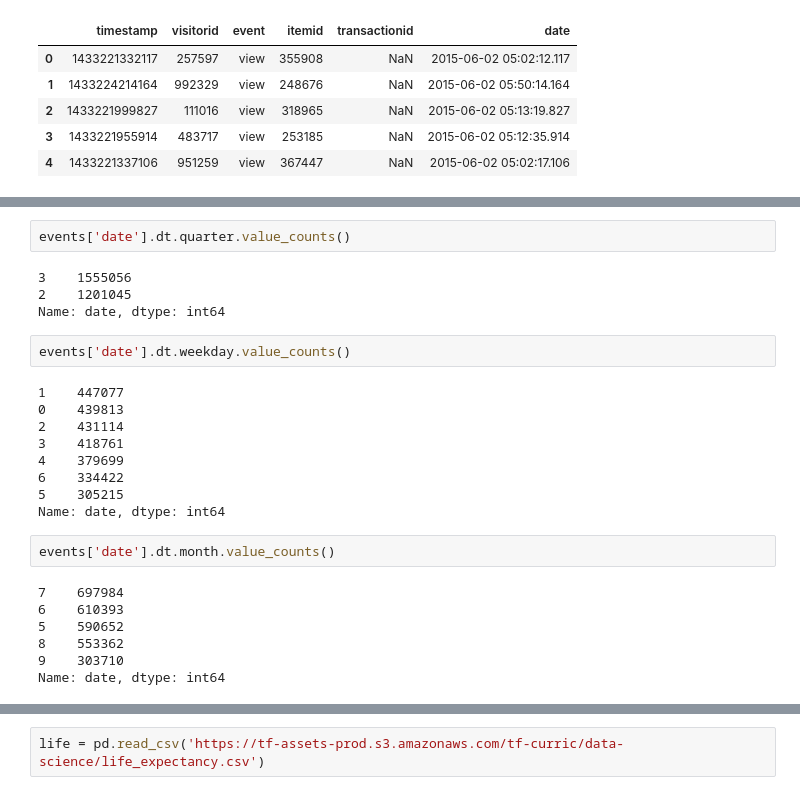
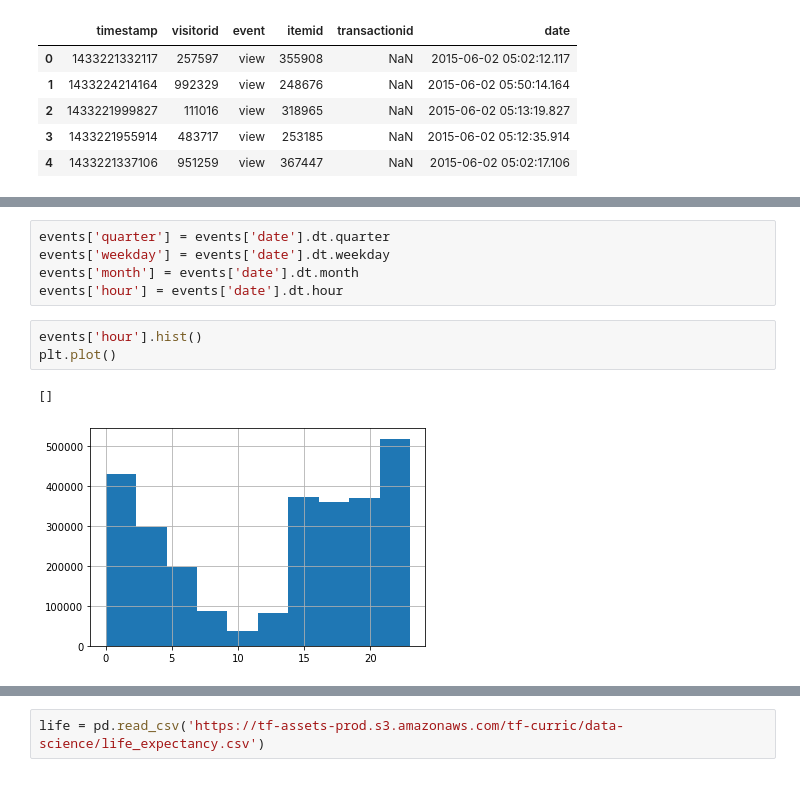
Before and after one commit to ssmcnatt/pair-work, a Jupyter notebook: week12/group-10-26-2020-2.ipynb, the cells around one changed output, grey strips where cells are left out. Cells and saved outputs as stored; diff of their text form.

```diff
--- a/week12/group-10-26-2020-2.ipynb
+++ b/week12/group-10-26-2020-2.ipynb
@@ -81,26 +38,11 @@ Name: date, Length: 2756101, dtype: int64
-# %%
-events['date'].dt.quarter.value_counts()
-# %% [output]
-3    1555056
-2    1201045
-Name: date, dtype: int64
-# %%
-events['date'].dt.weekday.value_counts()
-# %% [output]
-1    447077
-0    439813
-2    431114
-3    418761
-4    379699
-6    334422
-5    305215
-Name: date, dtype: int64
-# %%
-events['date'].dt.month.value_counts()
-# %% [output]
-7    697984
-6    610393
-5    590652
-8    553362
-9    303710
-Name: date, dtype: int64
+# %%
+events['quarter'] = events['date'].dt.quarter
+events['weekday'] = events['date'].dt.weekday
+events['month'] = events['date'].dt.month
+events['hour'] = events['date'].dt.hour
+# %%
+events['hour'].hist()
+plt.plot()
+# %% [output]
+[]
+[figure, added]
```
Also changed, not shown: parts of 14 cells of this notebook, 4 other files.
